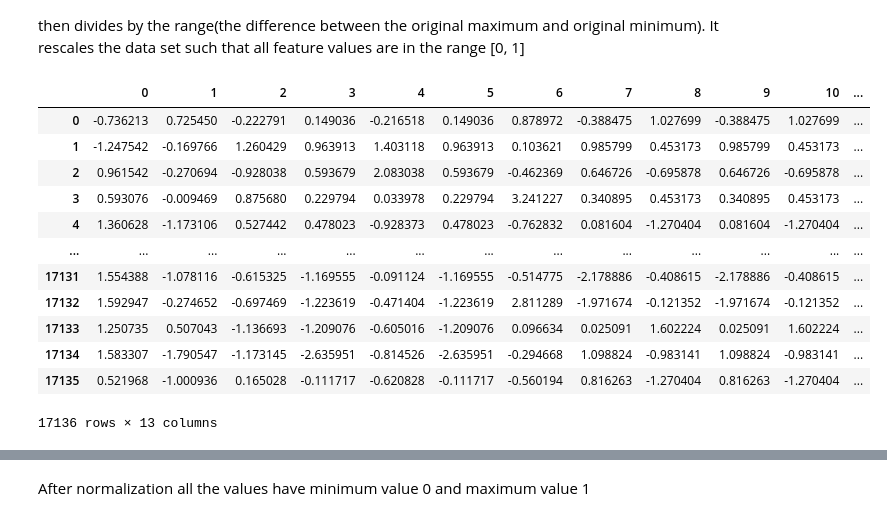
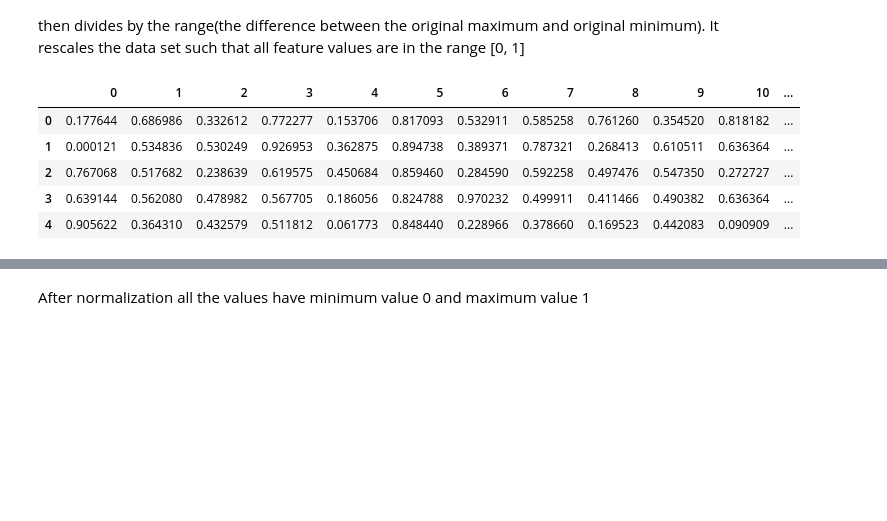
Before and after one commit to swarupa29/Data-science-project-Song-Genre, a Jupyter notebook: standardization&normalization.ipynb, the cells around one changed output, grey strips where cells are left out. Drawn from its saved outputs; the diff is of its cells as text; code cells hidden in the pictures; blank space fills up the shorter version.

```diff
--- a/standardization&normalization.ipynb
+++ b/standardization&normalization.ipynb
@@ -6,7 +6,7 @@ import statsmodels.api as sm
 from scipy.stats import norm
 import pylab
 # %%
-data = pd.read_csv('./final_ds.csv')
+data=pd.read_csv(r'final_dataset.csv')
 data.head()
 # %% [output]
 |  | Unnamed: 0 | artists | acousticness | danceability | duration_ms | energy | liveness | loudness | ... |
@@ -147,20 +148,13 @@ MinMaxScaler subtracts the minimum value in the feature and then divides by the
 # %%
 from sklearn.preprocessing import MinMaxScaler
 mm=MinMaxScaler()
-data_mm=sc.fit_transform(data)
+data_mm=mm.fit_transform(data)
 data_mm= pd.DataFrame(data_mm)
-data_mm
+data_mm.head()
 # %% [output]
 |  | 0 | 1 | 2 | 3 | 4 | 5 | 6 | 7 | 8 | 9 | 10 | ... |
-| 0 | -0.736213 | 0.725450 | -0.222791 | 0.149036 | -0.216518 | 0.149036 | 0.878972 | -0.388475 | 1.027699 | -0.388475 | 1.027699 | ... |
-| 1 | -1.247542 | -0.169766 | 1.260429 | 0.963913 | 1.403118 | 0.963913 | 0.103621 | 0.985799 | 0.453173 | 0.985799 | 0.453173 | ... |
-| 2 | 0.961542 | -0.270694 | -0.928038 | 0.593679 | 2.083038 | 0.593679 | -0.462369 | 0.646726 | -0.695878 | 0.646726 | -0.695878 | ... |
-| 3 | 0.593076 | -0.009469 | 0.875680 | 0.229794 | 0.033978 | 0.229794 | 3.241227 | 0.340895 | 0.453173 | 0.340895 | 0.453173 | ... |
-| 4 | 1.360628 | -1.173106 | 0.527442 | 0.478023 | -0.928373 | 0.478023 | -0.762832 | 0.081604 | -1.270404 | 0.081604 | -1.270404 | ... |
-| ... | ... | ... | ... | ... | ... | ... | ... | ... | ... | ... | ... | ... |
-| 17131 | 1.554388 | -1.078116 | -0.615325 | -1.169555 | -0.091124 | -1.169555 | -0.514775 | -2.178886 | -0.408615 | -2.178886 | -0.408615 | ... |
-| 17132 | 1.592947 | -0.274652 | -0.697469 | -1.223619 | -0.471404 | -1.223619 | 2.811289 | -1.971674 | -0.121352 | -1.971674 | -0.121352 | ... |
-| 17133 | 1.250735 | 0.507043 | -1.136693 | -1.209076 | -0.605016 | -1.209076 | 0.096634 | 0.025091 | 1.602224 | 0.025091 | 1.602224 | ... |
-| 17134 | 1.583307 | -1.790547 | -1.173145 | -2.635951 | -0.814526 | -2.635951 | -0.294668 | 1.098824 | -0.983141 | 1.098824 | -0.983141 | ... |
-| 17135 | 0.521968 | -1.000936 | 0.165028 | -0.111717 | -0.620828 | -0.111717 | -0.560194 | 0.816263 | -1.270404 | 0.816263 | -1.270404 | ... |
+| 0 | 0.177644 | 0.686986 | 0.332612 | 0.772277 | 0.153706 | 0.817093 | 0.532911 | 0.585258 | 0.761260 | 0.354520 | 0.818182 | ... |
+| 1 | 0.000121 | 0.534836 | 0.530249 | 0.926953 | 0.362875 | 0.894738 | 0.389371 | 0.787321 | 0.268413 | 0.610511 | 0.636364 | ... |
+| 2 | 0.767068 | 0.517682 | 0.238639 | 0.619575 | 0.450684 | 0.859460 | 0.284590 | 0.592258 | 0.497476 | 0.547350 | 0.272727 | ... |
+| 3 | 0.639144 | 0.562080 | 0.478982 | 0.567705 | 0.186056 | 0.824788 | 0.970232 | 0.499911 | 0.411466 | 0.490382 | 0.636364 | ... |
+| 4 | 0.905622 | 0.364310 | 0.432579 | 0.511812 | 0.061773 | 0.848440 | 0.228966 | 0.378660 | 0.169523 | 0.442083 | 0.090909 | ... |
-17136 rows × 13 columns
```
Also changed, not shown: parts of 17 cells of this notebook, 5 other files.
